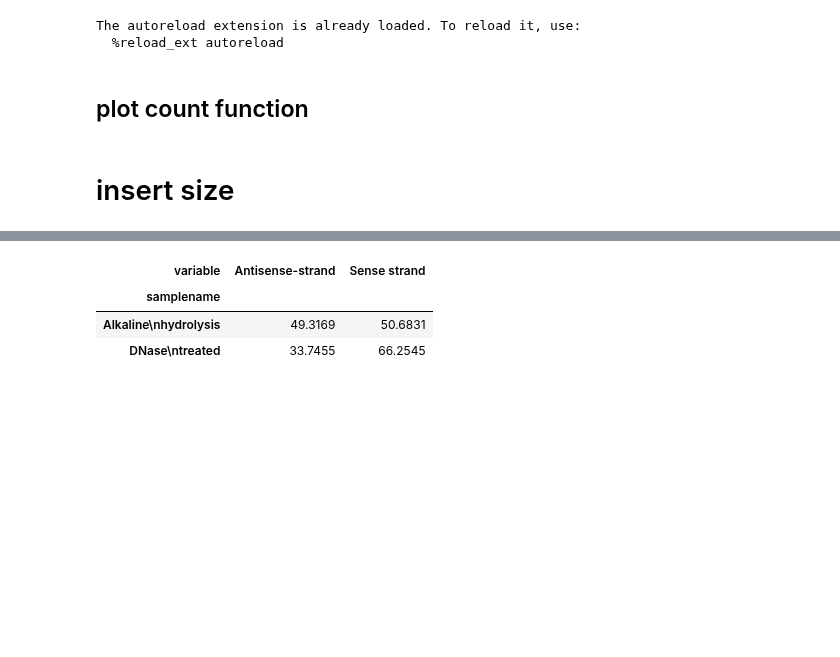
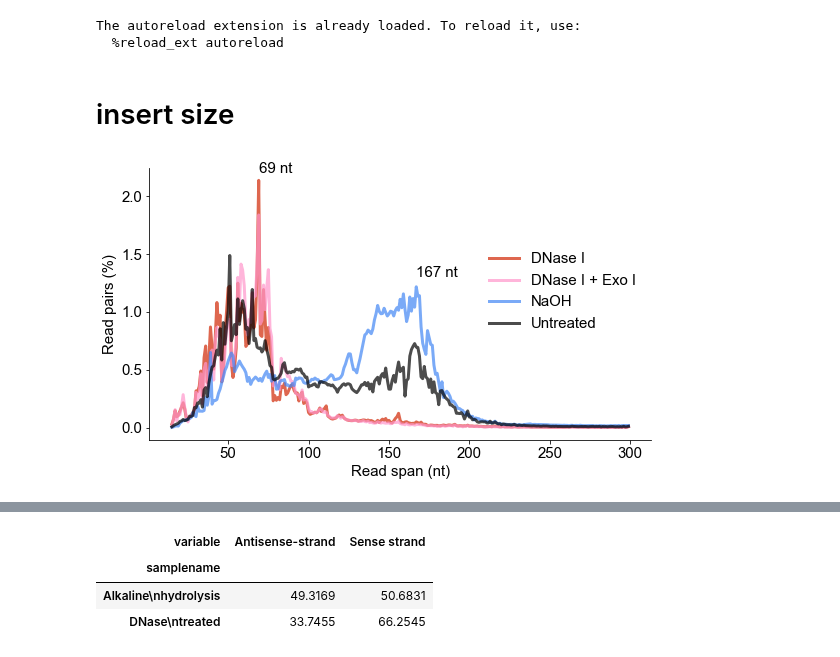
Before and after one commit to wckdouglas/cfNA, a Jupyter notebook: plots/plot_count.ipynb, the cells around one changed output, grey strips where cells are left out. Drawn from its saved outputs; the diff is of its cells as text; code cells hidden in the pictures; blank space fills up the shorter version.

```diff
--- a/plots/plot_count.ipynb
+++ b/plots/plot_count.ipynb
@@ -48,2 +32,0 @@ def genome_rna():
-# %% [markdown]
-## plot count function
@@ -103,33 +33,2 @@ def plot_count(ax, feature_only=True, dedup=True):
 # %% [markdown]
 # insert size
-# %%
-def plot_insert(ax):
-    insert_path = '/stor/work/Lambowitz/cdw2854/cfNA/tgirt_map/fragment_sizes'
-    data_files = glob.glob(insert_path + '/*.tsv')
-    df = {os.path.basename(data_file):pd.read_table(data_file) for data_file in data_files}
-    df = pd.concat([val.assign(label = key) for key, val in df.items()]) \
-        .assign(label = lambda d: d.label.str.replace('.tsv','').str.capitalize())\
-        .assign(label = lambda d: np.where(d.label == 'Polya','PolyA-selected', d.label))\
-        .sort_values('isize') \
-        .query('isize < 300') \
-        .assign(size_fraction = lambda d: d.groupby('label')['size_count'].transform(lambda x: 100* x/ x.sum()))\
-        .pipe(lambda d: d[d.label.str.contains('Alk|Un|[Ee]xo|All')]) \
-        .assign(label = lambda d: d.label.map(label_sample))
-
-    for lab, lab_df in df.groupby('label'):
-        ax.plot(lab_df['isize'],
-                 lab_df['size_fraction'],
-                 linewidth=3,
-                 label = lab,
-                 color = label_ce.encoder[lab])
-
-    ax.legend(title= ' ',
-             fontsize = 15,
-             frameon=False,
-             bbox_to_anchor = (0.6,0.8))
-    ax.set_xlabel('Read span (nt)')
-    ax.set_ylabel('Read pairs (%)')
-
-
-    for i, label in enumerate(ax.get_xticklabels()):
-        label.set_x(label.get_position()[0] + 1)
@@ -183,0 +35,12 @@ def plot_coding_bases(ax):
+# %%
+fig = plt.figure(figsize = (9,5))
+ax_insert = fig.add_subplot(111)
+idf = plot_insert(ax_insert)
+sns.despine()
+#ax_insert.set_ylim(0,2)
+ax_insert.text(69, 2.2, '69 nt', fontsize=15)
+ax_insert.text(167, 1.3, '167 nt', fontsize=15)
+
+fig.savefig(figure_path + '/insert_plots.pdf', bbox_inches = 'tight')
+# %% [output]
+[figure, added]
```
Also changed, not shown: parts of 40 cells of this notebook, 11 other files.
